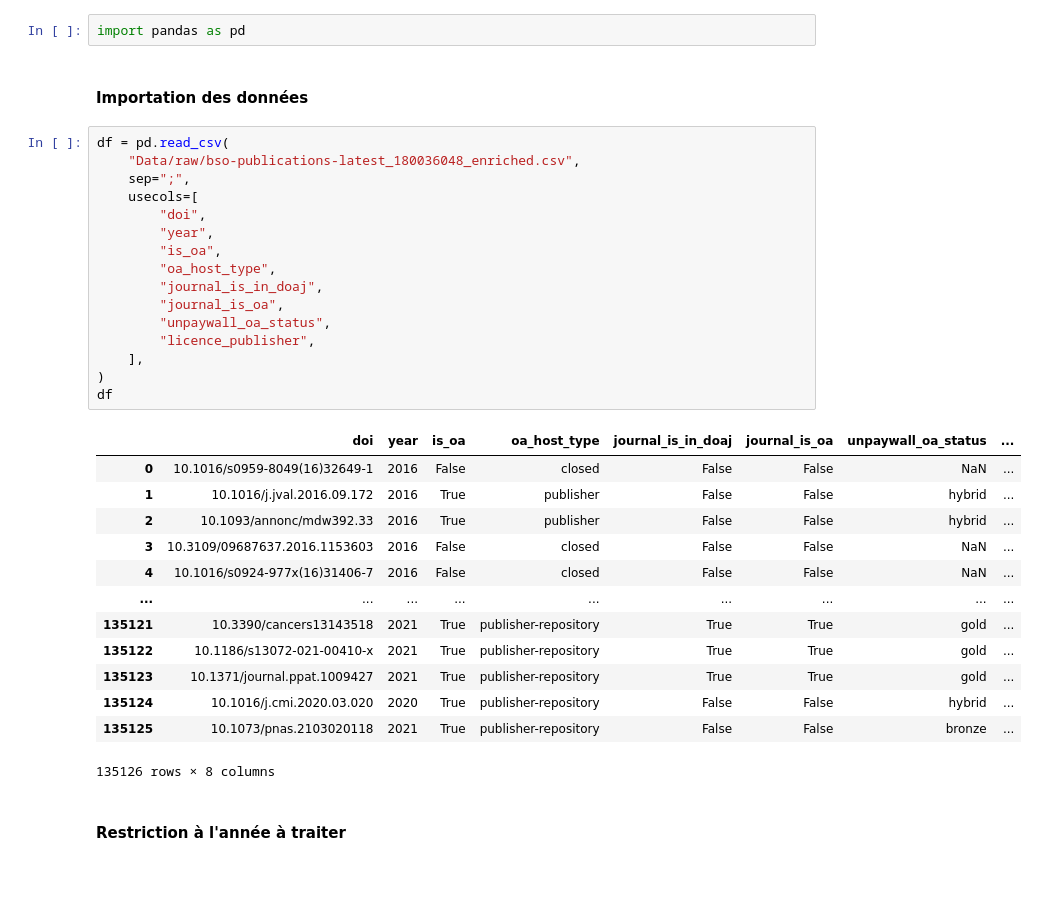
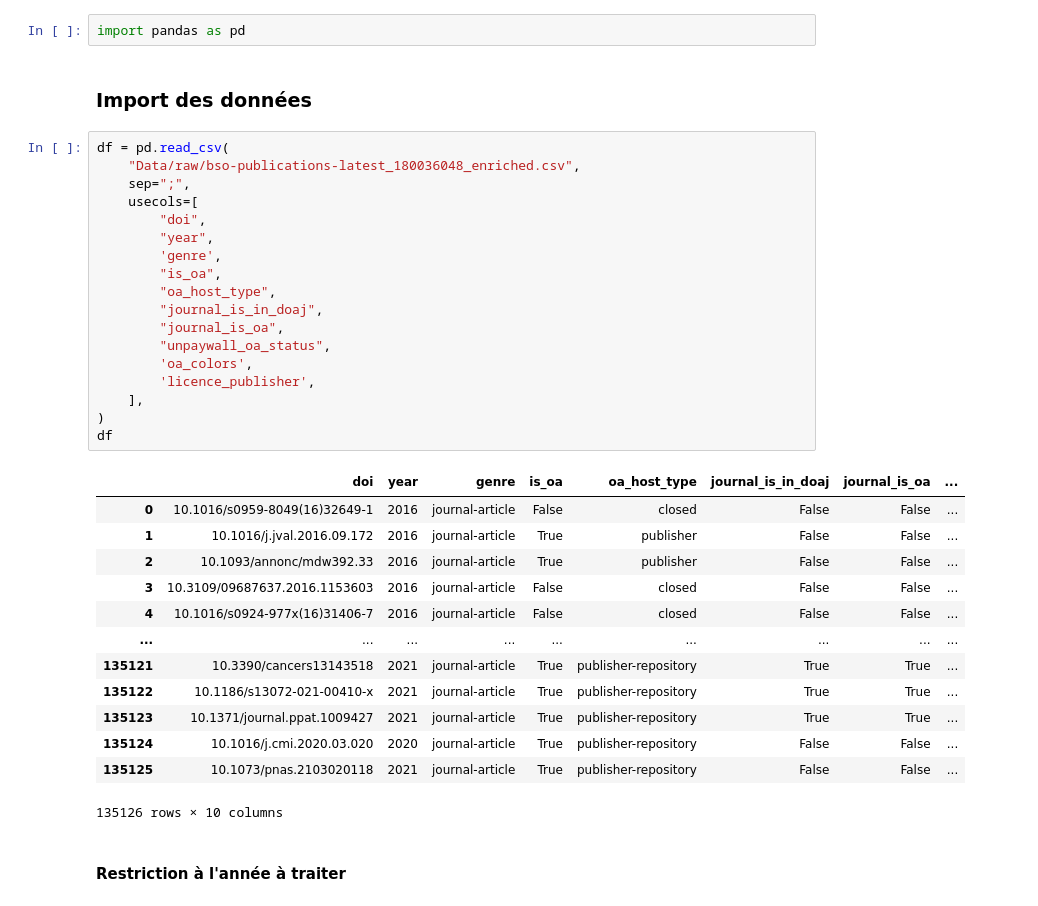
Before and after one commit to Inserm-IST/BSO-Inserm, a Jupyter notebook: 04_visualisation_interactive.ipynb, the cells around one changed output. Cells and saved outputs as stored; diff of their text form; blank space fills up the shorter version.

```diff
--- a/04_visualisation_interactive.ipynb
+++ b/04_visualisation_interactive.ipynb
@@ -1,37 +1,39 @@
 # %%
 import pandas as pd
 # %% [markdown]
-#### Importation des données
+### Import des données
 # %%
 df = pd.read_csv(
     "Data/raw/bso-publications-latest_180036048_enriched.csv",
     sep=";",
     usecols=[
         "doi",
         "year",
+        'genre',
         "is_oa",
         "oa_host_type",
         "journal_is_in_doaj",
         "journal_is_oa",
         "unpaywall_oa_status",
-        "licence_publisher",
+        'oa_colors',
+        'licence_publisher',
     ],
 )
 df
 # %% [output]
-|  | doi | year | is_oa | oa_host_type | journal_is_in_doaj | journal_is_oa | unpaywall_oa_status | ... |
-| 0 | 10.1016/s0959-8049(16)32649-1 | 2016 | False | closed | False | False | NaN | ... |
-| 1 | 10.1016/j.jval.2016.09.172 | 2016 | True | publisher | False | False | hybrid | ... |
-| 2 | 10.1093/annonc/mdw392.33 | 2016 | True | publisher | False | False | hybrid | ... |
-| 3 | 10.3109/09687637.2016.1153603 | 2016 | False | closed | False | False | NaN | ... |
-| 4 | 10.1016/s0924-977x(16)31406-7 | 2016 | False | closed | False | False | NaN | ... |
+|  | doi | year | genre | is_oa | oa_host_type | journal_is_in_doaj | journal_is_oa | ... |
+| 0 | 10.1016/s0959-8049(16)32649-1 | 2016 | journal-article | False | closed | False | False | ... |
+| 1 | 10.1016/j.jval.2016.09.172 | 2016 | journal-article | True | publisher | False | False | ... |
+| 2 | 10.1093/annonc/mdw392.33 | 2016 | journal-article | True | publisher | False | False | ... |
+| 3 | 10.3109/09687637.2016.1153603 | 2016 | journal-article | False | closed | False | False | ... |
+| 4 | 10.1016/s0924-977x(16)31406-7 | 2016 | journal-article | False | closed | False | False | ... |
 | ... | ... | ... | ... | ... | ... | ... | ... | ... |
-| 135121 | 10.3390/cancers13143518 | 2021 | True | publisher-repository | True | True | gold | ... |
-| 135122 | 10.1186/s13072-021-00410-x | 2021 | True | publisher-repository | True | True | gold | ... |
-| 135123 | 10.1371/journal.ppat.1009427 | 2021 | True | publisher-repository | True | True | gold | ... |
-| 135124 | 10.1016/j.cmi.2020.03.020 | 2020 | True | publisher-repository | False | False | hybrid | ... |
-| 135125 | 10.1073/pnas.2103020118 | 2021 | True | publisher-repository | False | False | bronze | ... |
+| 135121 | 10.3390/cancers13143518 | 2021 | journal-article | True | publisher-repository | True | True | ... |
+| 135122 | 10.1186/s13072-021-00410-x | 2021 | journal-article | True | publisher-repository | True | True | ... |
+| 135123 | 10.1371/journal.ppat.1009427 | 2021 | journal-article | True | publisher-repository | True | True | ... |
+| 135124 | 10.1016/j.cmi.2020.03.020 | 2020 | journal-article | True | publisher-repository | False | False | ... |
+| 135125 | 10.1073/pnas.2103020118 | 2021 | journal-article | True | publisher-repository | False | False | ... |
-135126 rows × 8 columns
+135126 rows × 10 columns
 # %% [markdown]
 #### Restriction à l'année à traiter
 # %% [markdown]
```
Also changed, not shown: parts of 22 cells of this notebook.
